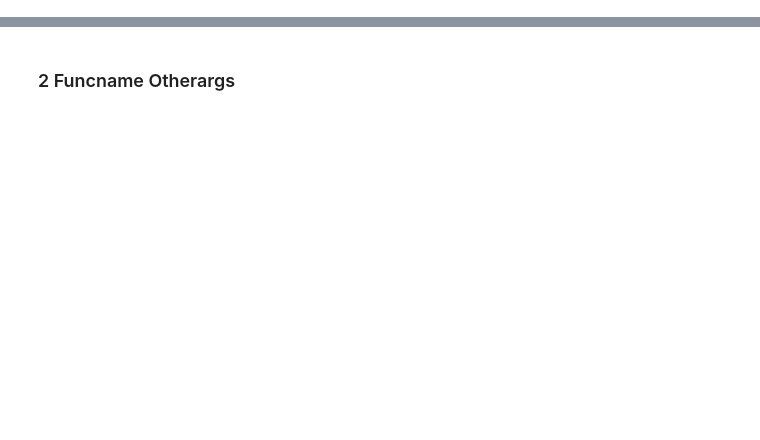
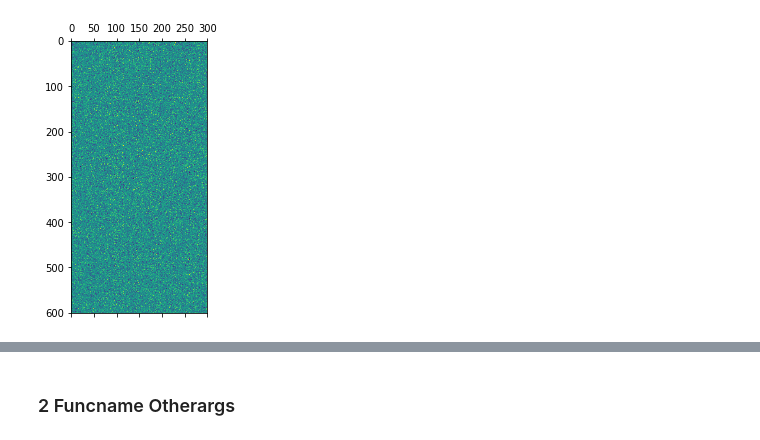
Before and after one commit to cdmatters/automatic_documentation, a Jupyter notebook: InvestigateC2V.ipynb, the cells around one changed output, grey strips where cells are left out. Saved outputs shown, nothing was run; the diff lists cells and outputs as text; code cells hidden in the pictures; blank space fills up the shorter version.

```diff
--- a/InvestigateC2V.ipynb
+++ b/InvestigateC2V.ipynb
@@ -331,0 +525,18 @@ for i, c in zip(range(5), comb):
+# %%
+def get_weights():
+    W = nn.get_scope_variable(sess, "code2vec_vector", "MLP_W")
+    B = nn.get_scope_variable(sess, "code2vec_vector", "MLP_B")
+#     print(B)
+    fig, ax = plt.subplots(1,figsize=(10,5) )
+    ax.matshow(W[0])
+#     ax[1].bar(len(B[0]),B[0])
+
+
+def get_weights_code2vec_encoder():
+
+    pass
+
+
+get_weights()
+# %% [output]
+[figure, added]
```
Also changed, not shown: parts of 19 cells of this notebook.
